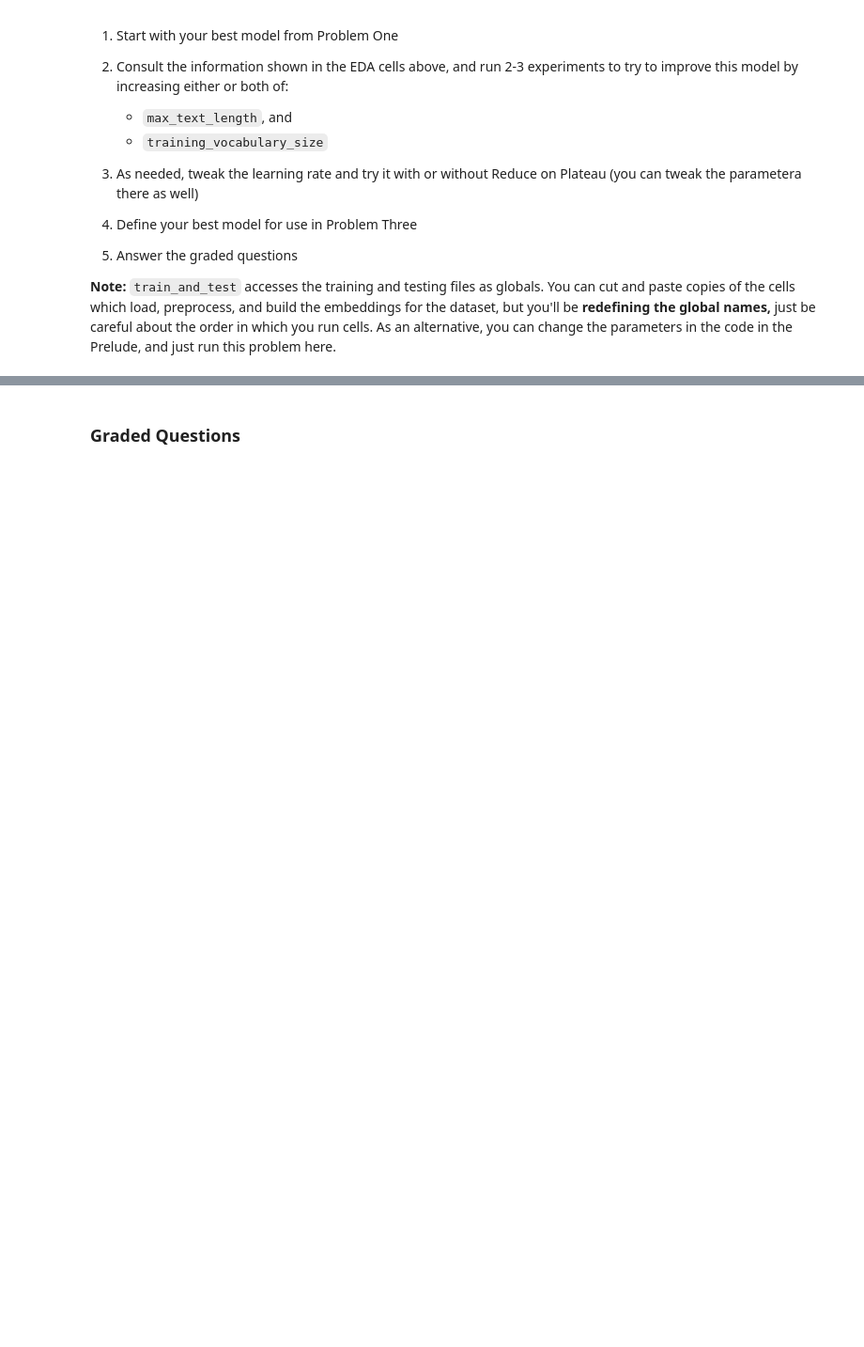
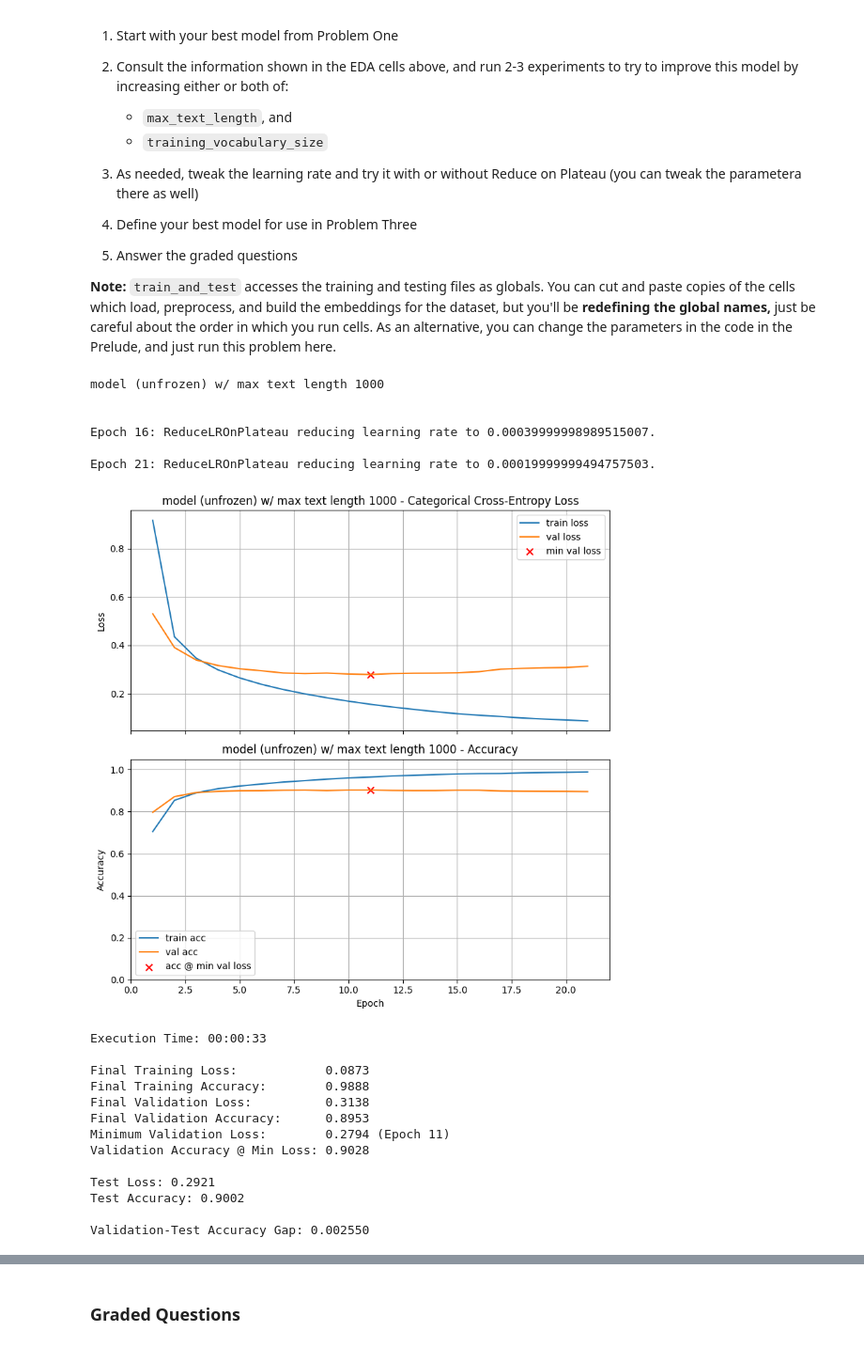
Before and after one commit to jtvon/Module-7-Assignments, a Jupyter notebook: Homework_07.ipynb, the cells around one changed output, grey strips where cells are left out. Shown at 94% size. Cells and saved outputs as stored; diff of their text form; code cells hidden in the pictures; blank space fills up the shorter version.

Commit message:
Finalizing HW07

```diff
--- a/Homework_07.ipynb
+++ b/Homework_07.ipynb
@@ -735,4 +739,42 @@ but maybe not, or maybe not as much as you would expect. Let's find out!
 but you'll be **redefining the global names,** just be careful about the order in which you run cells. As an alternative, you can change the parameters in the code in the Prelude, and
 just run this problem here.
 # %%
-# Your code here; add as many cells as you need
+# New model with updated max text length
+model_newtextlength = Sequential([
+    Input(shape=(max_text_length,), dtype='int32'),   # each sample is a sequence of max_text_length integers, e.g., 500
+    Embedding(
+        input_dim  = training_vocabulary_size,
+        output_dim = embedding_dimension,
+        weights    = [embedding_matrix],
+        mask_zero  = True,                      # ignore <PAD> in pooling -- this makes a huge difference in training speed!
+        trainable  = True                      # freeze or unfreeze embedding weights
+    ),
+    GlobalAveragePooling1D(),                        # take average along each dimension
+    Dense(256, activation='relu', kernel_regularizer=regularizers.l2()),
+    Dropout(0.1),
+    Dense(1, activation='sigmoid')
+])
+
+# Add learning rate scheduling to the model
+train_and_test(model_newtextlength,  lr_schedule=8e-4, callbacks=[reduce_lr], title="model (unfrozen) w/ max text length 1000")
+# %% [output]
+model (unfrozen) w/ max text length 1000
+
+
+Epoch 16: ReduceLROnPlateau reducing learning rate to 0.00039999998989515007.
+
+Epoch 21: ReduceLROnPlateau reducing learning rate to 0.00019999999494757503.
+[figure, added]
+Execution Time: 00:00:33
+
+Final Training Loss:            0.0873
+Final Training Accuracy:        0.9888
+Final Validation Loss:          0.3138
+Final Validation Accuracy:      0.8953
+Minimum Validation Loss:        0.2794 (Epoch 11)
+Validation Accuracy @ Min Loss: 0.9028
+
+Test Loss: 0.2921
+Test Accuracy: 0.9002
+
+Validation-Test Accuracy Gap: 0.002550
```
Also changed, not shown: parts of 24 cells of this notebook.
